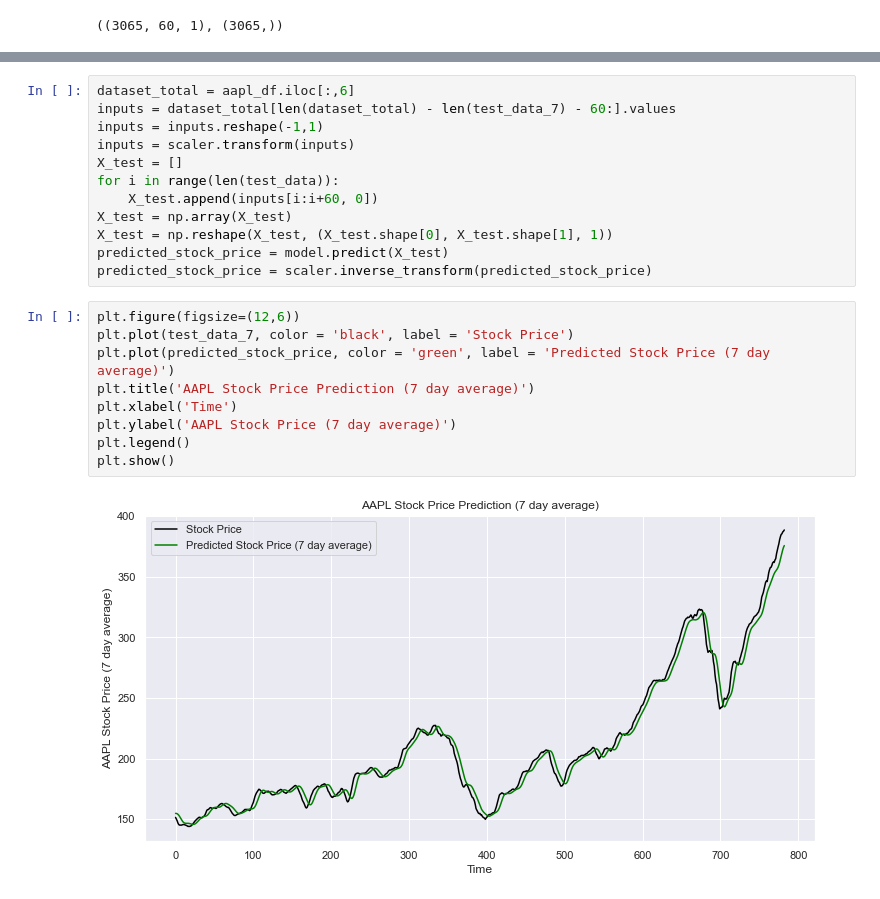
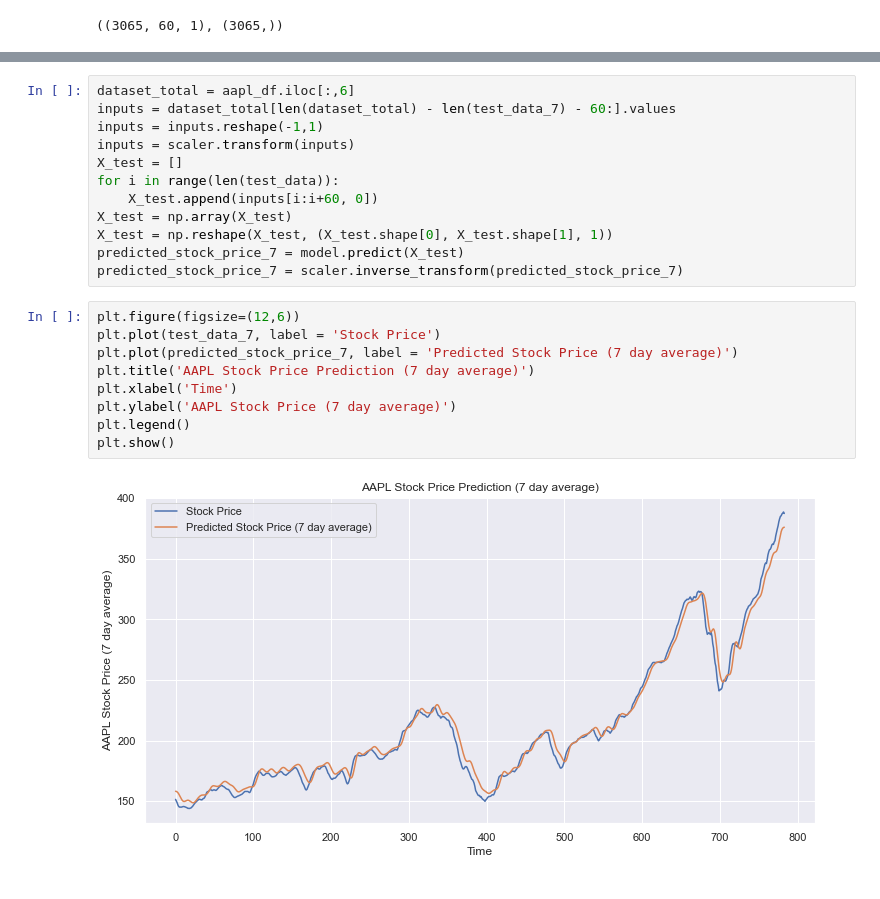
Before and after one commit to topheroni/wdsi, a Jupyter notebook: stock prediction/stocks.ipynb, the cells around one changed output, grey strips where cells are left out. Drawn from its saved outputs; the diff is of its cells as text.

```diff
--- a/stock prediction/stocks.ipynb
+++ b/stock prediction/stocks.ipynb
@@ -360,18 +360,18 @@ for i in range(len(test_data)):
     X_test.append(inputs[i:i+60, 0])
 X_test = np.array(X_test)
 X_test = np.reshape(X_test, (X_test.shape[0], X_test.shape[1], 1))
-predicted_stock_price = model.predict(X_test)
-predicted_stock_price = scaler.inverse_transform(predicted_stock_price)
+predicted_stock_price_7 = model.predict(X_test)
+predicted_stock_price_7 = scaler.inverse_transform(predicted_stock_price_7)
 # %%
 plt.figure(figsize=(12,6))
-plt.plot(test_data_7, color = 'black', label = 'Stock Price')
-plt.plot(predicted_stock_price, color = 'green', label = 'Predicted Stock Price (7 day average)')
+plt.plot(test_data_7, label = 'Stock Price')
+plt.plot(predicted_stock_price_7, label = 'Predicted Stock Price (7 day average)')
 plt.title('AAPL Stock Price Prediction (7 day average)')
 plt.xlabel('Time')
 plt.ylabel('AAPL Stock Price (7 day average)')
 plt.legend()
 plt.show()
 # %% [output]
-[figure, old version]
+[figure, new version]
 # %%
 plt.figure(figsize=(12,6))
```
Also changed, not shown: parts of 20 cells of this notebook.
